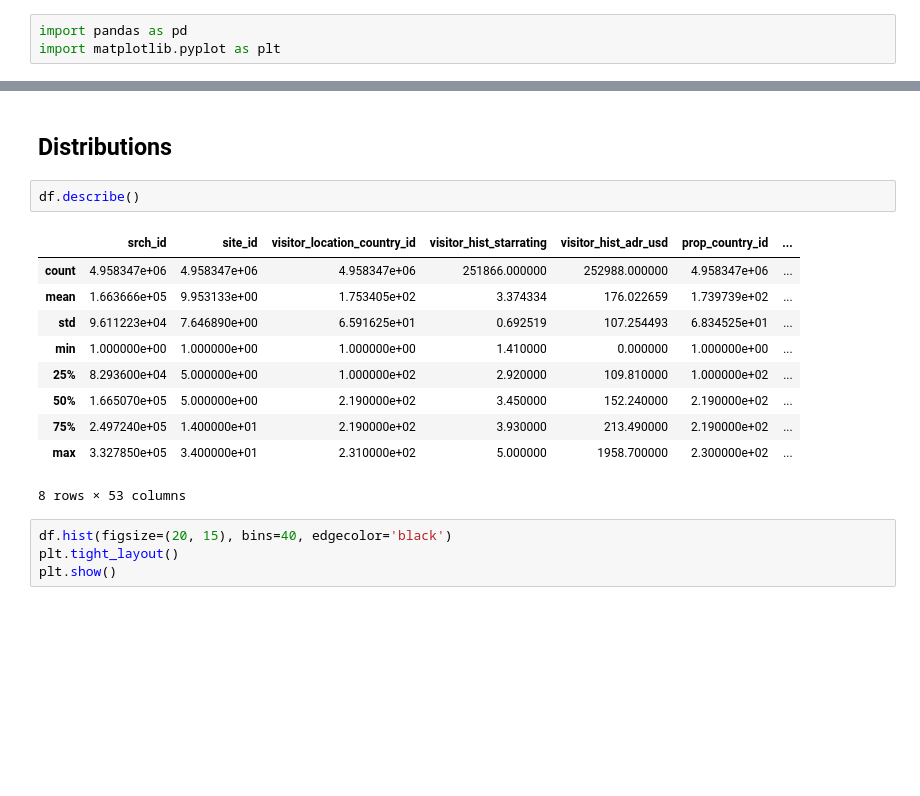
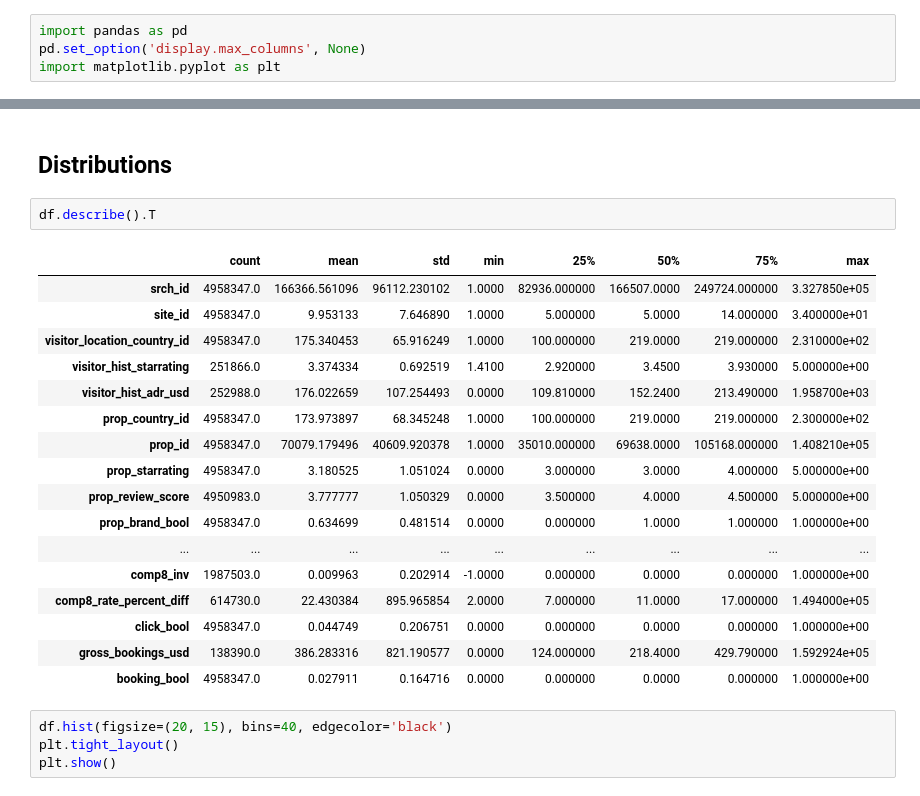
Before and after one commit to notJustus/expedia-recommender, a Jupyter notebook: eda_expedia.ipynb, the cells around one changed output, grey strips where cells are left out. Saved outputs shown, nothing was run; the diff lists cells and outputs as text; blank space fills up the shorter version.

```diff
--- a/eda_expedia.ipynb
+++ b/eda_expedia.ipynb
@@ -1,5 +1,6 @@
 # %%
 import pandas as pd
+pd.set_option('display.max_columns', None)
 import matplotlib.pyplot as plt
 # %%
 df = pd.read_csv("data/training_set_VU_DM.csv")
@@ -113,18 +167,25 @@ Name: srch_query_affinity_score, dtype: float64
 # %% [markdown]
 ## Distributions
 # %%
-df.describe()
+df.describe().T
 # %% [output]
-|  | srch_id | site_id | visitor_location_country_id | visitor_hist_starrating | visitor_hist_adr_usd | prop_country_id | ... |
-| count | 4.958347e+06 | 4.958347e+06 | 4.958347e+06 | 251866.000000 | 252988.000000 | 4.958347e+06 | ... |
-| mean | 1.663666e+05 | 9.953133e+00 | 1.753405e+02 | 3.374334 | 176.022659 | 1.739739e+02 | ... |
-| std | 9.611223e+04 | 7.646890e+00 | 6.591625e+01 | 0.692519 | 107.254493 | 6.834525e+01 | ... |
-| min | 1.000000e+00 | 1.000000e+00 | 1.000000e+00 | 1.410000 | 0.000000 | 1.000000e+00 | ... |
-| 25% | 8.293600e+04 | 5.000000e+00 | 1.000000e+02 | 2.920000 | 109.810000 | 1.000000e+02 | ... |
-| 50% | 1.665070e+05 | 5.000000e+00 | 2.190000e+02 | 3.450000 | 152.240000 | 2.190000e+02 | ... |
-| 75% | 2.497240e+05 | 1.400000e+01 | 2.190000e+02 | 3.930000 | 213.490000 | 2.190000e+02 | ... |
-| max | 3.327850e+05 | 3.400000e+01 | 2.310000e+02 | 5.000000 | 1958.700000 | 2.300000e+02 | ... |
+|  | count | mean | std | min | 25% | 50% | 75% | max |
+| srch_id | 4958347.0 | 166366.561096 | 96112.230102 | 1.0000 | 82936.000000 | 166507.0000 | 249724.000000 | 3.327850e+05 |
+| site_id | 4958347.0 | 9.953133 | 7.646890 | 1.0000 | 5.000000 | 5.0000 | 14.000000 | 3.400000e+01 |
+| visitor_location_country_id | 4958347.0 | 175.340453 | 65.916249 | 1.0000 | 100.000000 | 219.0000 | 219.000000 | 2.310000e+02 |
+| visitor_hist_starrating | 251866.0 | 3.374334 | 0.692519 | 1.4100 | 2.920000 | 3.4500 | 3.930000 | 5.000000e+00 |
+| visitor_hist_adr_usd | 252988.0 | 176.022659 | 107.254493 | 0.0000 | 109.810000 | 152.2400 | 213.490000 | 1.958700e+03 |
+| prop_country_id | 4958347.0 | 173.973897 | 68.345248 | 1.0000 | 100.000000 | 219.0000 | 219.000000 | 2.300000e+02 |
+| prop_id | 4958347.0 | 70079.179496 | 40609.920378 | 1.0000 | 35010.000000 | 69638.0000 | 105168.000000 | 1.408210e+05 |
+| prop_starrating | 4958347.0 | 3.180525 | 1.051024 | 0.0000 | 3.000000 | 3.0000 | 4.000000 | 5.000000e+00 |
+| prop_review_score | 4950983.0 | 3.777777 | 1.050329 | 0.0000 | 3.500000 | 4.0000 | 4.500000 | 5.000000e+00 |
+| prop_brand_bool | 4958347.0 | 0.634699 | 0.481514 | 0.0000 | 0.000000 | 1.0000 | 1.000000 | 1.000000e+00 |
+| ... | ... | ... | ... | ... | ... | ... | ... | ... |
+| comp8_inv | 1987503.0 | 0.009963 | 0.202914 | -1.0000 | 0.000000 | 0.0000 | 0.000000 | 1.000000e+00 |
+| comp8_rate_percent_diff | 614730.0 | 22.430384 | 895.965854 | 2.0000 | 7.000000 | 11.0000 | 17.000000 | 1.494000e+05 |
+| click_bool | 4958347.0 | 0.044749 | 0.206751 | 0.0000 | 0.000000 | 0.0000 | 0.000000 | 1.000000e+00 |
+| gross_bookings_usd | 138390.0 | 386.283316 | 821.190577 | 0.0000 | 124.000000 | 218.4000 | 429.790000 | 1.592924e+05 |
+| booking_bool | 4958347.0 | 0.027911 | 0.164716 | 0.0000 | 0.000000 | 0.0000 | 0.000000 | 1.000000e+00 |
-8 rows × 53 columns
 # %%
 df.hist(figsize=(20, 15), bins=40, edgecolor='black')
 plt.tight_layout()
```
Also changed, not shown: parts of 15 cells of this notebook.
